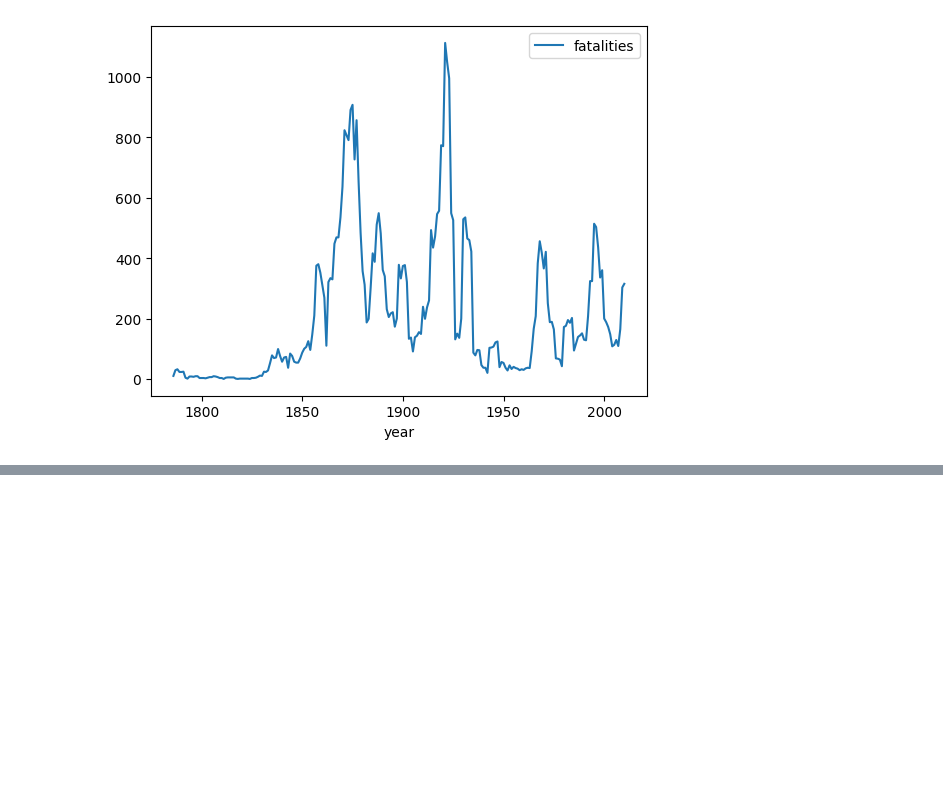
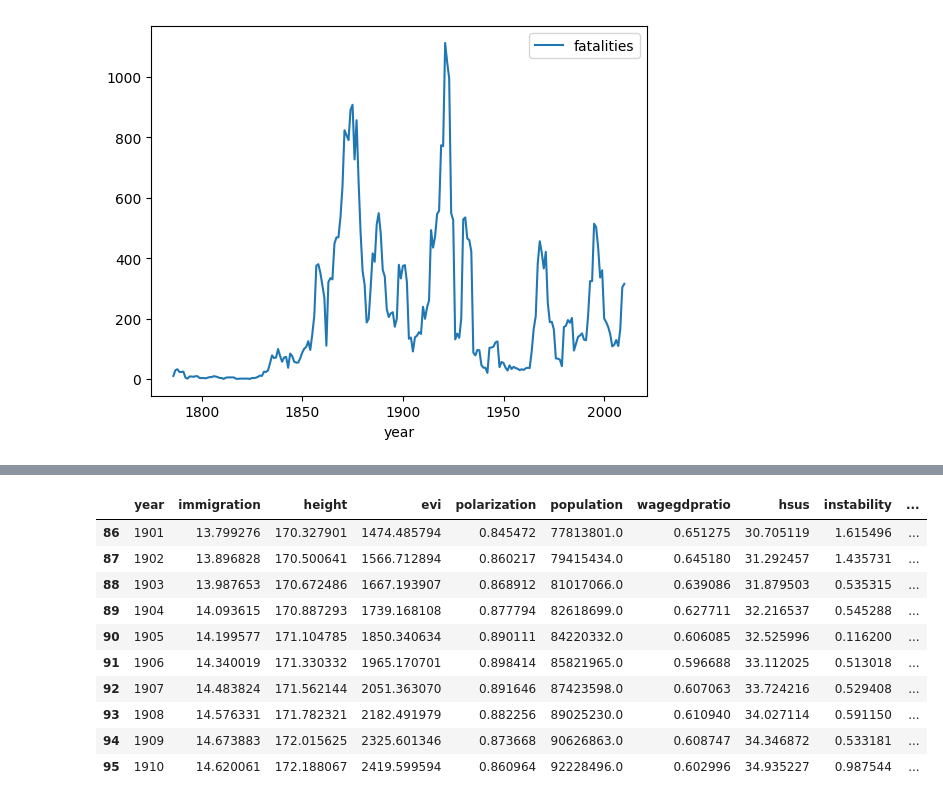
Before and after one commit to Jichao-Yang/data221, a Jupyter notebook: final/1.ipynb, the cells around one changed output, grey strips where cells are left out. Saved outputs shown, nothing was run; the diff lists cells and outputs as text; code cells hidden in the pictures; blank space fills up the shorter version.

```diff
--- a/final/1.ipynb
+++ b/final/1.ipynb
@@ -288,0 +273,26 @@ plt.show()
+# %%
+# read everything into one df, and dropping years without full data
+df = None
+for filepath in os.listdir('../data/final/wrangled'):
+    if filepath == 'main.csv':
+        continue
+    df_read = pd.read_csv(f'../data/final/wrangled/{filepath}')
+    if df is None:
+        df = df_read
+    else:
+        df = pd.merge(df, df_read, on='year', how='inner')
+# %%
+# Display dataframe with all columns for 1901-1910
+df.loc[(df['year'] >= 1901) & (df['year'] <= 1910), :]
+# %% [output]
+|  | year | immigration | height | evi | polarization | population | wagegdpratio | hsus | instability | ... |
+| 86 | 1901 | 13.799276 | 170.327901 | 1474.485794 | 0.845472 | 77813801.0 | 0.651275 | 30.705119 | 1.615496 | ... |
+| 87 | 1902 | 13.896828 | 170.500641 | 1566.712894 | 0.860217 | 79415434.0 | 0.645180 | 31.292457 | 1.435731 | ... |
+| 88 | 1903 | 13.987653 | 170.672486 | 1667.193907 | 0.868912 | 81017066.0 | 0.639086 | 31.879503 | 0.535315 | ... |
+| 89 | 1904 | 14.093615 | 170.887293 | 1739.168108 | 0.877794 | 82618699.0 | 0.627711 | 32.216537 | 0.545288 | ... |
+| 90 | 1905 | 14.199577 | 171.104785 | 1850.340634 | 0.890111 | 84220332.0 | 0.606085 | 32.525996 | 0.116200 | ... |
+| 91 | 1906 | 14.340019 | 171.330332 | 1965.170701 | 0.898414 | 85821965.0 | 0.596688 | 33.112025 | 0.513018 | ... |
+| 92 | 1907 | 14.483824 | 171.562144 | 2051.363070 | 0.891646 | 87423598.0 | 0.607063 | 33.724216 | 0.529408 | ... |
+| 93 | 1908 | 14.576331 | 171.782321 | 2182.491979 | 0.882256 | 89025230.0 | 0.610940 | 34.027114 | 0.591150 | ... |
+| 94 | 1909 | 14.673883 | 172.015625 | 2325.601346 | 0.873668 | 90626863.0 | 0.608747 | 34.346872 | 0.533181 | ... |
+| 95 | 1910 | 14.620061 | 172.188067 | 2419.599594 | 0.860964 | 92228496.0 | 0.602996 | 34.935227 | 0.987544 | ... |
```
Also changed, not shown: parts of 13 cells of this notebook, 2 other files.
